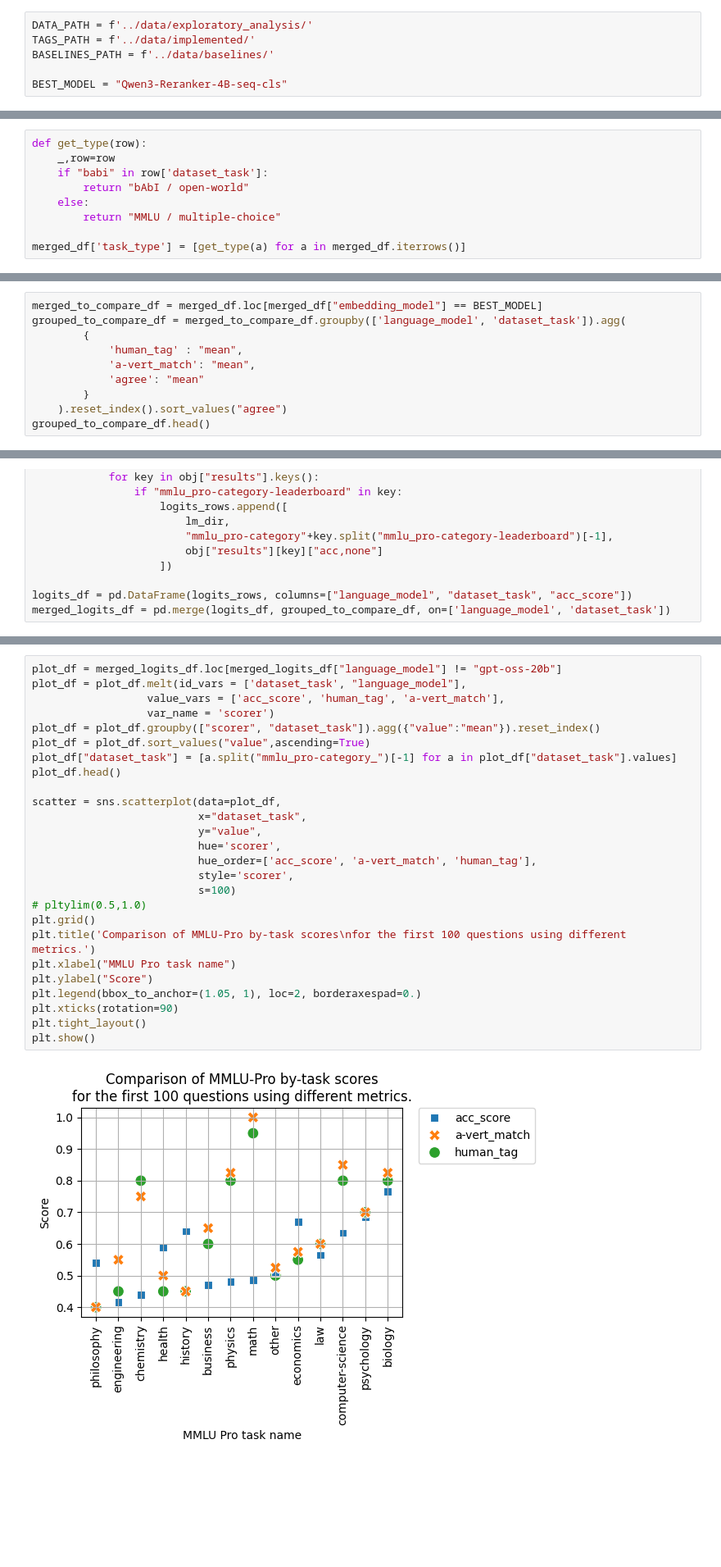
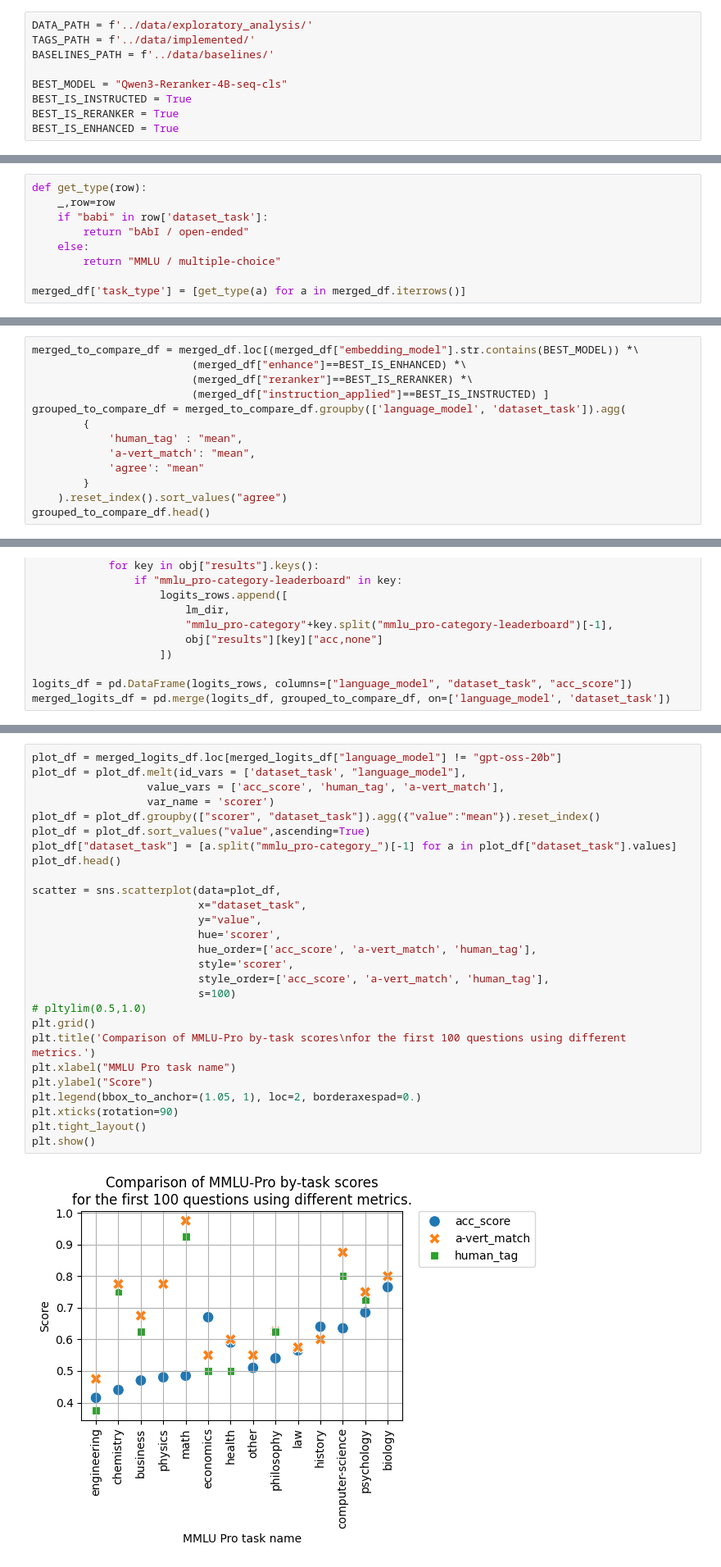
Before and after one commit to pnyxai/a-vert, a Jupyter notebook: notebooks/process_results.ipynb, the cells around one changed output, grey strips where cells are left out. Shown at 82% size. Cells and saved outputs as stored; diff of their text form; blank space fills up the shorter version.

```diff
--- a/notebooks/process_results.ipynb
+++ b/notebooks/process_results.ipynb
@@ -203,6 +205,9 @@ TAGS_PATH = f'../data/implemented/'
 BASELINES_PATH = f'../data/baselines/'
 
 BEST_MODEL = "Qwen3-Reranker-4B-seq-cls"
+BEST_IS_INSTRUCTED = True
+BEST_IS_RERANKER = True
+BEST_IS_ENHANCED = True
 # %% [markdown]
 ### Load human tags
 # %%
@@ -336,7 +341,7 @@ Name: count, dtype: int64
 def get_type(row):
     _,row=row
     if "babi" in row['dataset_task']:
-        return "bAbI / open-world"
+        return "bAbI / open-ended"
     else:
         return "MMLU / multiple-choice"
 
@@ -597,7 +625,10 @@ Balanced Accuracy: 0.62
 # %% [markdown]
 # Baselines Comparisons
 # %%
-merged_to_compare_df = merged_df.loc[merged_df["embedding_model"] == BEST_MODEL]
+merged_to_compare_df = merged_df.loc[(merged_df["embedding_model"].str.contains(BEST_MODEL)) *\
+                         (merged_df["enhance"]==BEST_IS_ENHANCED) *\
+                         (merged_df["reranker"]==BEST_IS_RERANKER) *\
+                         (merged_df["instruction_applied"]==BEST_IS_INSTRUCTED) ]
 grouped_to_compare_df = merged_to_compare_df.groupby(['language_model',	'dataset_task']).agg(
         {
             'human_tag' : "mean",
@@ -657,31 +688,32 @@ plt.show()
 # %%
 plot_df = merged_logits_df.loc[merged_logits_df["language_model"] != "gpt-oss-20b"]
 plot_df = plot_df.melt(id_vars = ['dataset_task', "language_model"],
                   value_vars = ['acc_score', 'human_tag', 'a-vert_match'],
                   var_name = 'scorer')
 plot_df = plot_df.groupby(["scorer", "dataset_task"]).agg({"value":"mean"}).reset_index()
 plot_df = plot_df.sort_values("value",ascending=True)
 plot_df["dataset_task"] = [a.split("mmlu_pro-category_")[-1] for a in plot_df["dataset_task"].values]
 plot_df.head()
 
 scatter = sns.scatterplot(data=plot_df,
                           x="dataset_task",
                           y="value",
                           hue='scorer',
                           hue_order=['acc_score', 'a-vert_match', 'human_tag'],
                           style='scorer',
+                          style_order=['acc_score', 'a-vert_match', 'human_tag'],
                           s=100)
 # pltylim(0.5,1.0)
 plt.grid()
 plt.title('Comparison of MMLU-Pro by-task scores\nfor the first 100 questions using different metrics.')
 plt.xlabel("MMLU Pro task name")
 plt.ylabel("Score")
 plt.legend(bbox_to_anchor=(1.05, 1), loc=2, borderaxespad=0.)
 plt.xticks(rotation=90)
 plt.tight_layout()
 plt.show()
 # %% [output]
-[figure, old version]
+[figure, new version]
 # %% [markdown]
 ### bAbI --- Completions + Exact-Match
 # %%
```
Also changed, not shown: parts of 17 cells of this notebook.
